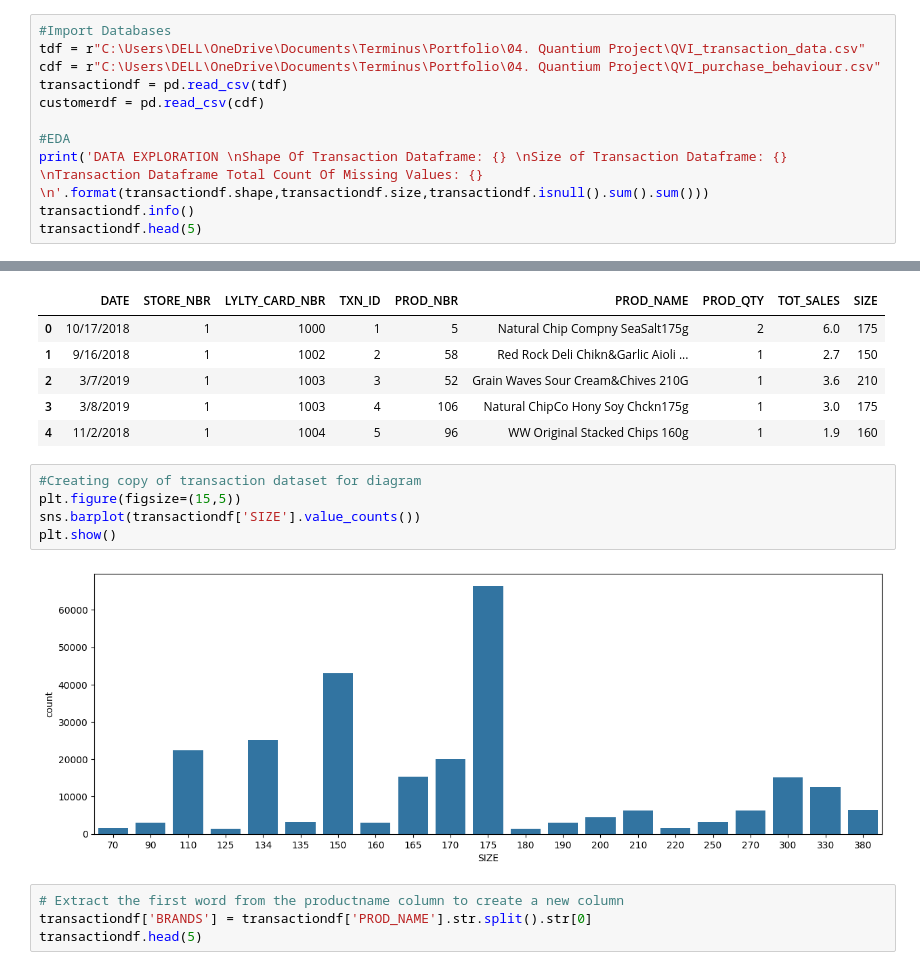
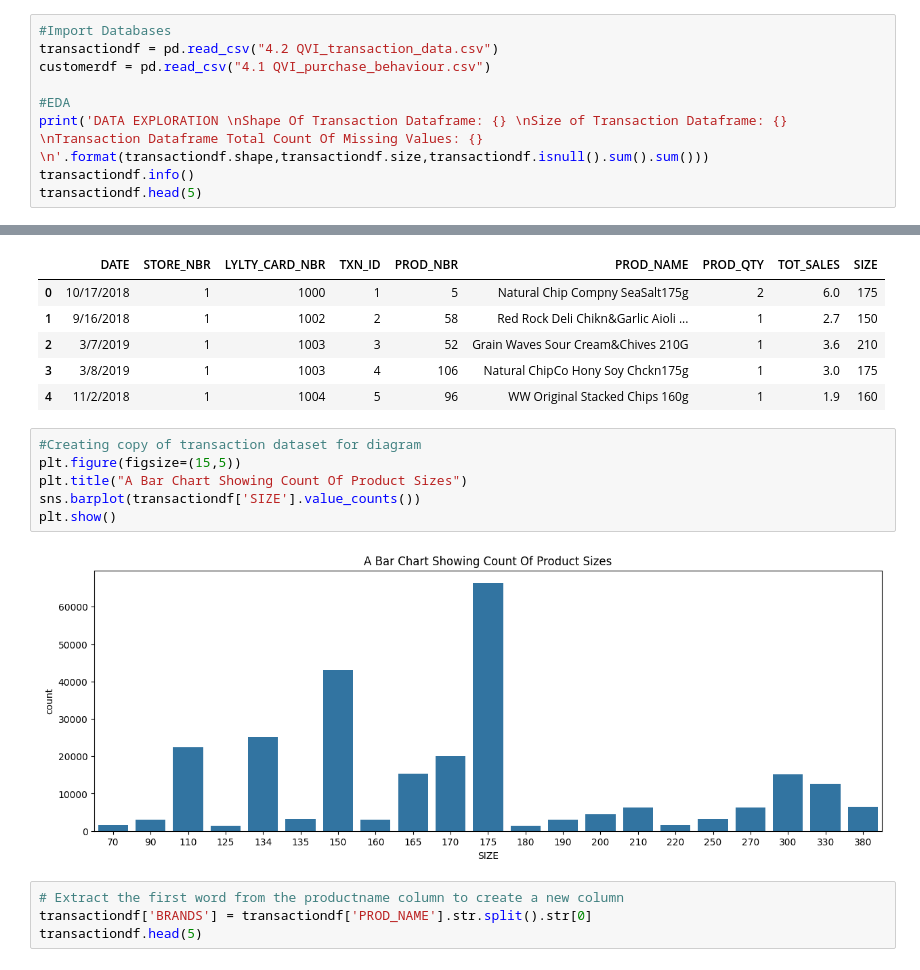
Before and after one commit to Stephen-Adwini-Badu/04.-Quantium-Project, a Jupyter notebook: Quantium Project Notebook.ipynb, the cells around one changed output, grey strips where cells are left out. Drawn from its saved outputs; the diff is of its cells as text.

```diff
--- a/Quantium Project Notebook.ipynb
+++ b/Quantium Project Notebook.ipynb
@@ -29,10 +29,8 @@ from sklearn.ensemble import RandomForestClassifier, GradientBoostingClassifier
 from xgboost import XGBClassifier
 # %%
 #Import Databases
-tdf = r"C:\Users\DELL\OneDrive\Documents\Terminus\Portfolio\04. Quantium Project\QVI_transaction_data.csv"
-cdf = r"C:\Users\DELL\OneDrive\Documents\Terminus\Portfolio\04. Quantium Project\QVI_purchase_behaviour.csv"
-transactiondf = pd.read_csv(tdf)
-customerdf = pd.read_csv(cdf)
+transactiondf = pd.read_csv("4.2 QVI_transaction_data.csv")
+customerdf = pd.read_csv("4.1 QVI_purchase_behaviour.csv")
 
 #EDA
 print('DATA EXPLORATION \nShape Of Transaction Dataframe: {} \nSize of Transaction Dataframe: {} \nTransaction Dataframe Total Count Of Missing Values: {} \n'.format(transactiondf.shape,transactiondf.size,transactiondf.isnull().sum().sum()))
@@ -194,10 +192,11 @@ None
 # %%
 #Creating copy of transaction dataset for diagram
 plt.figure(figsize=(15,5))
+plt.title("A Bar Chart Showing Count Of Product Sizes")
 sns.barplot(transactiondf['SIZE'].value_counts())
 plt.show()
 # %% [output]
-[figure, old version]
+[figure, new version]
 # %%
 # Extract the first word from the productname column to create a new column
 transactiondf['BRANDS'] = transactiondf['PROD_NAME'].str.split().str[0]
```
Also changed, not shown: parts of 8 cells of this notebook.
